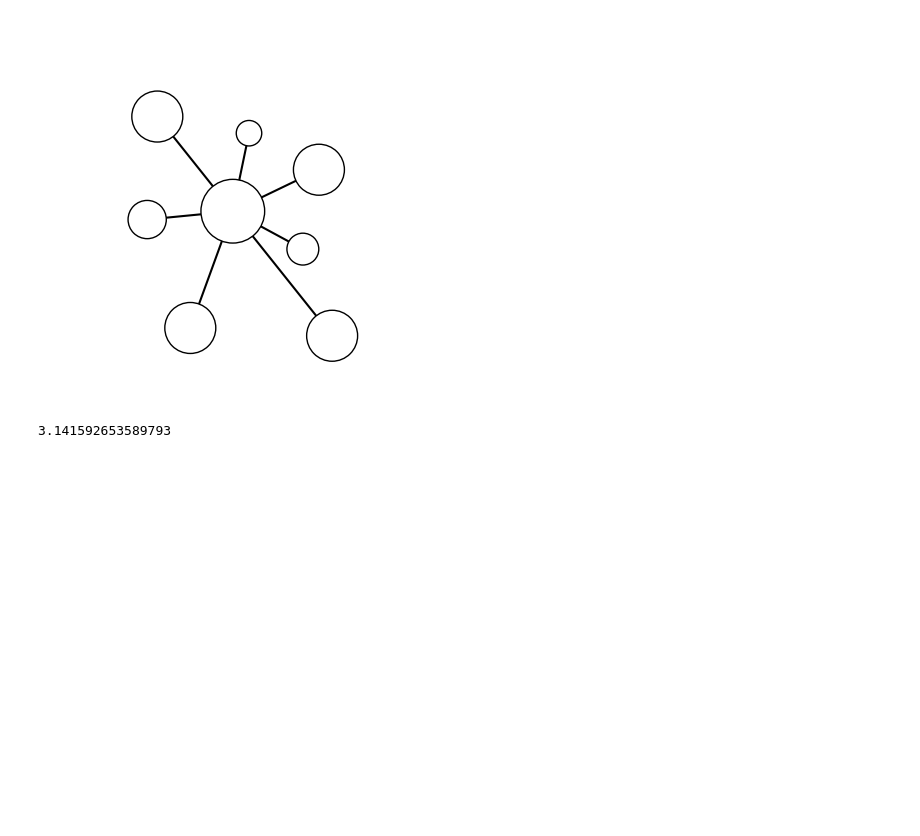
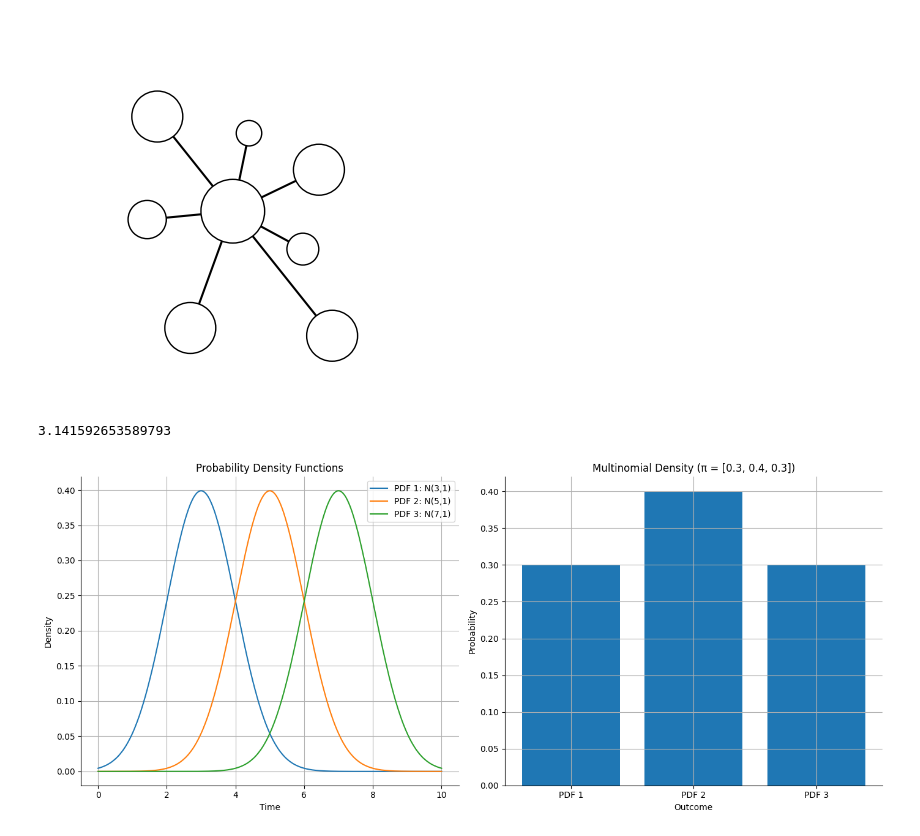
Before and after one commit to abikesa/workflow, a Jupyter notebook: _build/html/_sources/py.ipynb, the cells around one changed output. Saved outputs shown, nothing was run; the diff lists cells and outputs as text; code cells hidden in the pictures; blank space fills up the shorter version.

```diff
--- a/_build/html/_sources/py.ipynb
+++ b/_build/html/_sources/py.ipynb
@@ -154,3 +154,50 @@ import numpy as np
 print(np.pi)
 # %% [output]
 3.141592653589793
+# %%
+import numpy as np
+import matplotlib.pyplot as plt
+from scipy.stats import norm, multinomial
+
+# Time points
+t = np.linspace(0, 10, 1000)
+
+# PDFs: Normal distributions
+f1 = norm.pdf(t, loc=3, scale=1)
+f2 = norm.pdf(t, loc=5, scale=1)
+f3 = norm.pdf(t, loc=7, scale=1)
+
+# Multinomial density
+pi = [0.3, 0.4, 0.3]
+multi_density = multinomial.pmf([1, 0, 0], n=1, p=pi)
+
+# Plotting the PDFs and Multinomial density
+plt.figure(figsize=(14, 6))
+
+# PDFs
+plt.subplot(1, 2, 1)
+plt.plot(t, f1, label='PDF 1: N(3,1)')
+plt.plot(t, f2, label='PDF 2: N(5,1)')
+plt.plot(t, f3, label='PDF 3: N(7,1)')
+plt.title('Probability Density Functions')
+plt.xlabel('Time')
+plt.ylabel('Density')
+plt.legend()
+plt.grid(True)
+plt.gca().spines['top'].set_visible(False)
+plt.gca().spines['right'].set_visible(False)
+
+# Multinomial density
+plt.subplot(1, 2, 2)
+plt.bar(['PDF 1', 'PDF 2', 'PDF 3'], pi)
+plt.title('Multinomial Density (π = [0.3, 0.4, 0.3])')
+plt.xlabel('Outcome')
+plt.ylabel('Probability')
+plt.grid(True)
+plt.gca().spines['top'].set_visible(False)
+plt.gca().spines['right'].set_visible(False)
+
+plt.tight_layout()
+plt.show()
+# %% [output]
+[figure, added]
```
Also changed, not shown: parts of 5 cells of this notebook, 24 other files.
